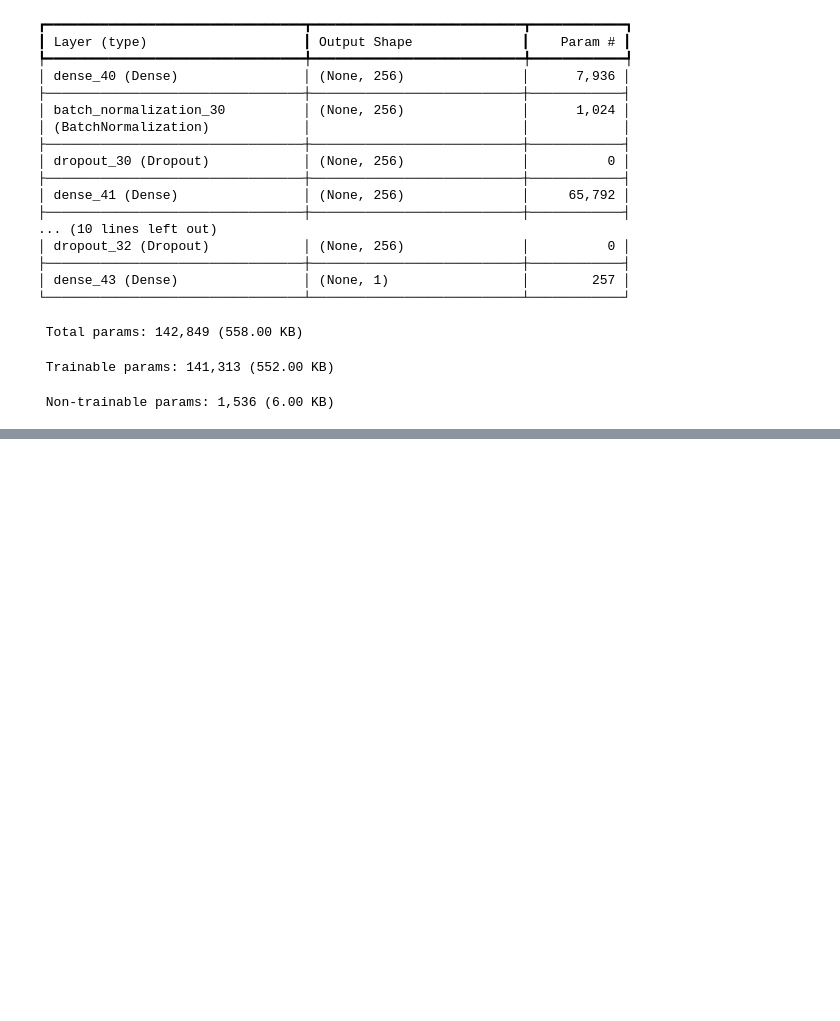
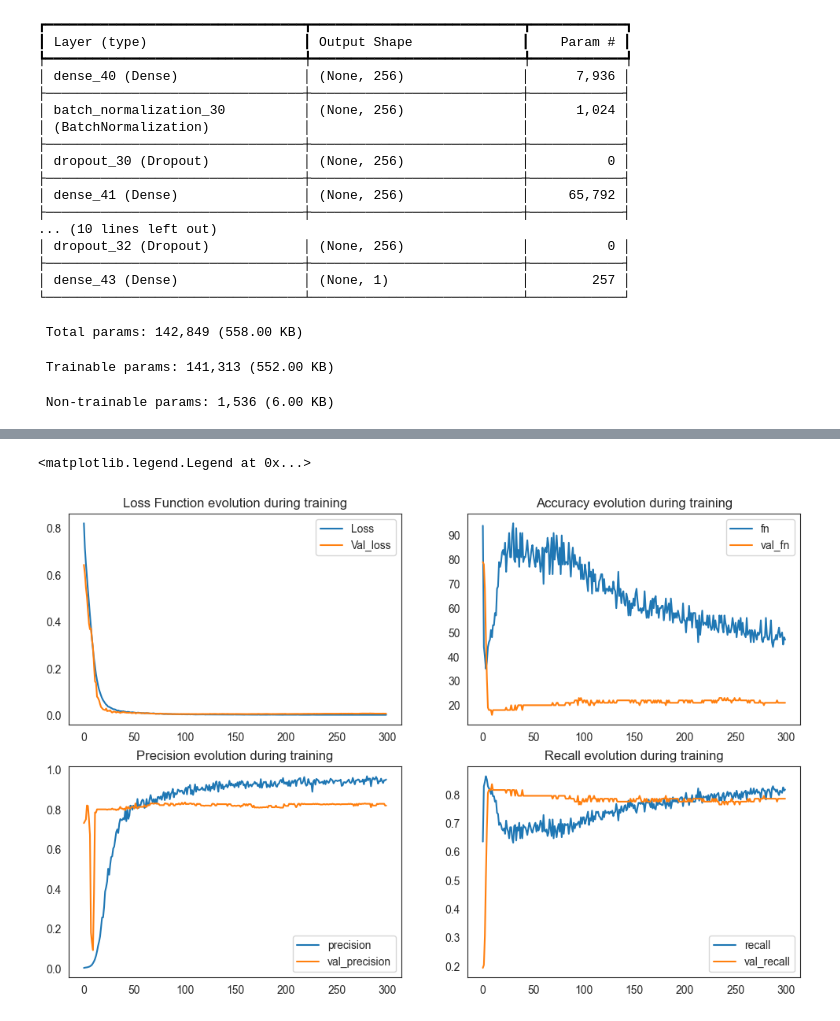
Before and after one commit to MamvotaTake/Credit-card-, a Jupyter notebook: Credit Card Fraud.ipynb, the cells around one changed output, grey strips where cells are left out. Drawn from its saved outputs; the diff is of its cells as text; code cells hidden in the pictures; blank space fills up the shorter version.

```diff
--- a/Credit Card Fraud.ipynb
+++ b/Credit Card Fraud.ipynb
@@ -553,0 +556,31 @@ Epoch 13/300
+# %%
+plt.figure(figsize=(12, 16))
+
+plt.subplot(4, 2, 1)
+plt.plot(r.history['loss'], label='Loss')
+plt.plot(r.history['val_loss'], label='Val_loss')
+plt.title('Loss Function evolution during training')
+plt.legend()
+
+
+
+plt.subplot(4, 2, 2)
+plt.plot(r.history['fn'], label='fn')
+plt.plot(r.history['val_fn'], label='val_fn')
+plt.title('Accuracy evolution during training')
+plt.legend()
+
+plt.subplot(4, 2, 3)
+plt.plot(r.history['precision'], label='precision')
+plt.plot(r.history['val_precision'], label='val_precision')
+plt.title('Precision evolution during training')
+plt.legend()
+
+plt.subplot(4, 2, 4)
+plt.plot(r.history['recall'], label='recall')
+plt.plot(r.history['val_recall'], label='val_recall')
+plt.title('Recall evolution during training')
+plt.legend()
+# %% [output]
+<matplotlib.legend.Legend at 0x...>
+[figure, added]
```
Also changed, not shown: parts of 7 cells of this notebook, 1 other file.
